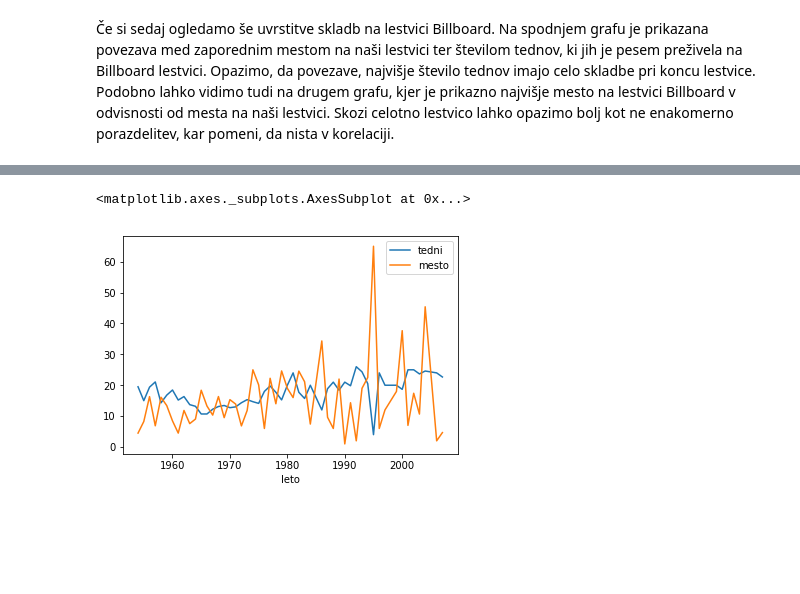
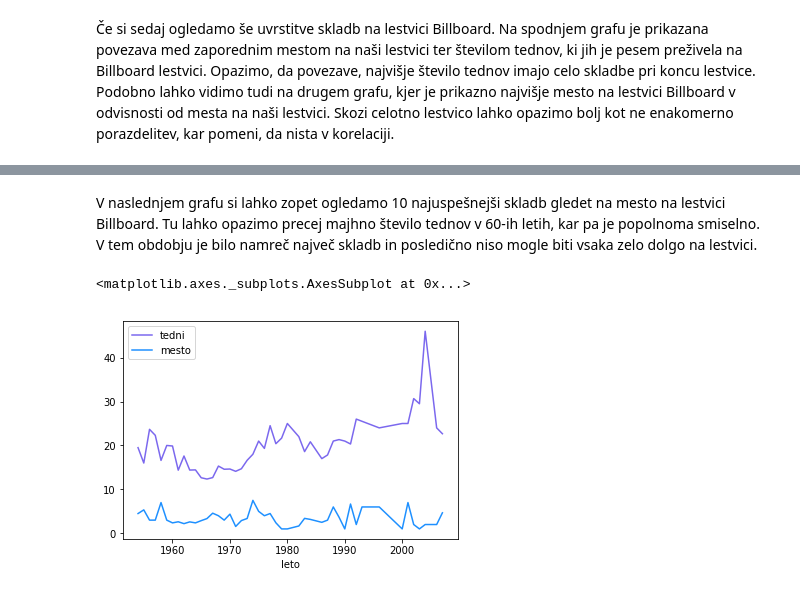
Before and after one commit to katarinabrilej/Top-500-revije-Rolling-Stone, a Jupyter notebook: analiza.ipynb, the cells around one changed output, grey strips where cells are left out. Cells and saved outputs as stored; diff of their text form; code cells hidden in the pictures; blank space fills up the shorter version.

```diff
--- a/analiza.ipynb
+++ b/analiza.ipynb
@@ -121,5 +161,8 @@ uspesne.groupby("leto").mean().plot()
+# %% [markdown]
+V naslednjem grafu si lahko zopet ogledamo 10 najuspešnejši skladb gledet na mesto na lestvici Billboard. Tu lahko opazimo precej majhno število tednov v 60-ih letih, kar pa je popolnoma smiselno. V tem obdobju je bilo namreč največ skladb in posledično niso mogle biti vsaka zelo dolgo na lestvici.
 # %%
-skladbe[skladbe.mesto <= 1000].groupby("leto").mean().plot()
+billboard10 = skladbe[skladbe.mesto <= 10].groupby("leto").mean().loc[:, 'tedni':'mesto']
+billboard10.plot(colors = ["MediumSlateBlue","DodgerBlue"])
 # %% [output]
 <matplotlib.axes._subplots.AxesSubplot at 0x...>
-[figure, old version]
+[figure, new version]
```
Also changed, not shown: parts of 25 cells of this notebook.
